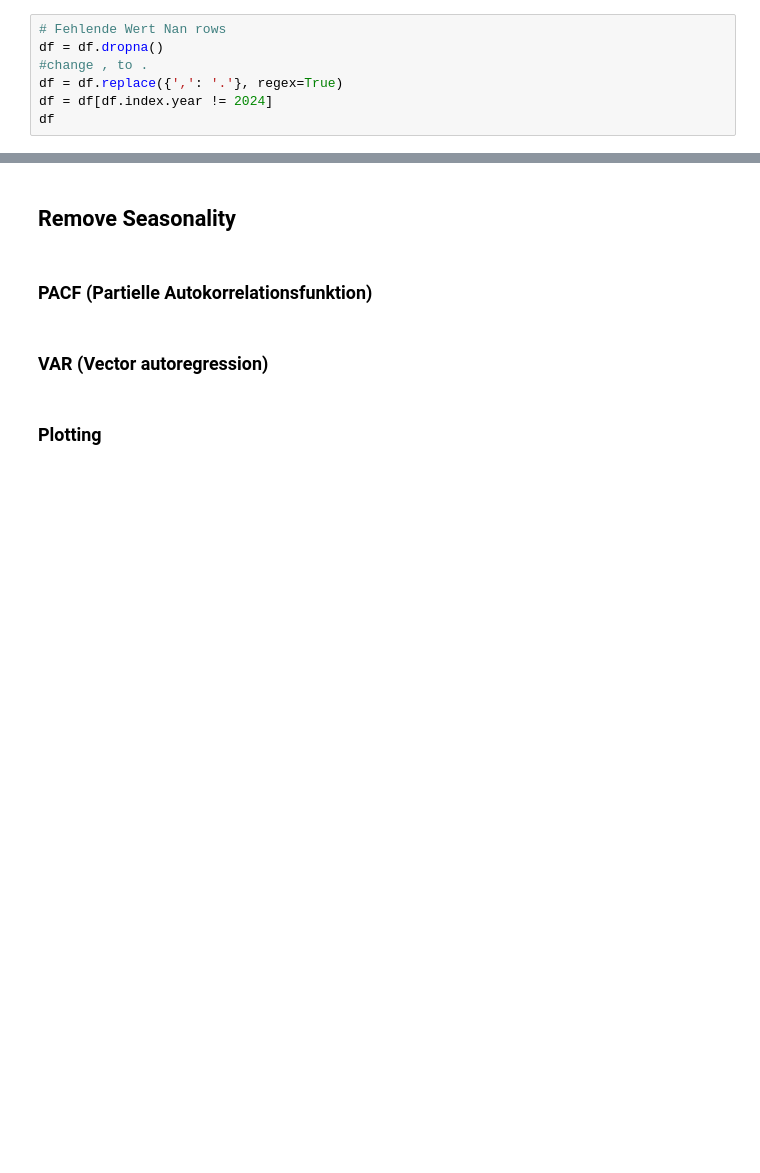
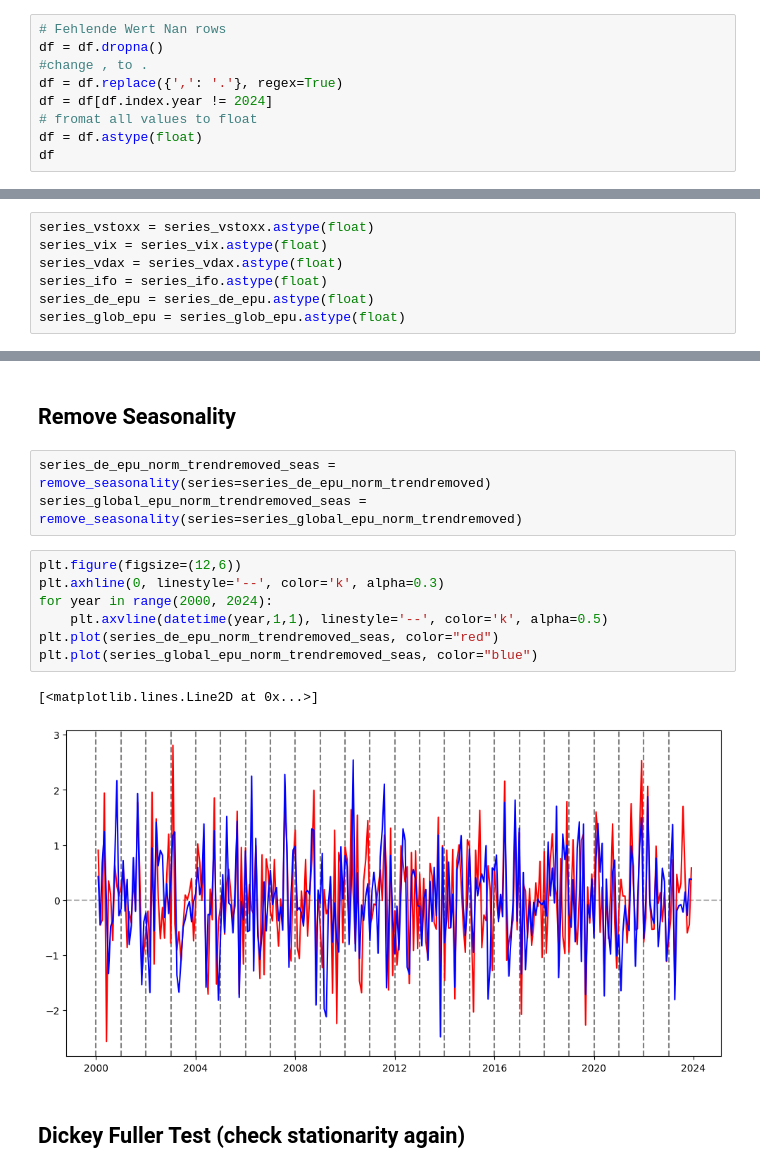
Before and after one commit to Joshi-77/BA-VAR, a Jupyter notebook: main.ipynb, the cells around one changed output, grey strips where cells are left out. Drawn from its saved outputs; the diff is of its cells as text; blank space fills up the shorter version.

```diff
--- a/main.ipynb
+++ b/main.ipynb
@@ -59,6 +121,8 @@ df = df.dropna()
 #change , to .
 df = df.replace({',': '.'}, regex=True)
 df = df[df.index.year != 2024]
+# fromat all values to float
+df = df.astype(float)
 df
 # %% [output]
 |  | VSTOXX | VIX | VDAX | Ifo | DE_EPU | Glob_EPU |
@@ -114,3 +190,10 @@ series_vstoxx[0]
+# %%
+series_vstoxx = series_vstoxx.astype(float)
+series_vix = series_vix.astype(float)
+series_vdax = series_vdax.astype(float)
+series_ifo = series_ifo.astype(float)
+series_de_epu = series_de_epu.astype(float)
+series_glob_epu = series_glob_epu.astype(float)
 # %%
 check_stationarity(series=series_vstoxx)
 check_stationarity(series=series_vix)
@@ -195,9 +267,18 @@ plt.plot(series_de_epu_norm_trendremoved)
 [figure]
 # %% [markdown]
 ## Remove Seasonality
-# %% [markdown]
-### PACF (Partielle Autokorrelationsfunktion)
-# %% [markdown]
-### VAR (Vector autoregression)
-# %% [markdown]
-### Plotting
+# %%
+series_de_epu_norm_trendremoved_seas = remove_seasonality(series=series_de_epu_norm_trendremoved)
+series_global_epu_norm_trendremoved_seas = remove_seasonality(series=series_global_epu_norm_trendremoved)
+# %%
+plt.figure(figsize=(12,6))
+plt.axhline(0, linestyle='--', color='k', alpha=0.3)
+for year in range(2000, 2024):
+    plt.axvline(datetime(year,1,1), linestyle='--', color='k', alpha=0.5)
+plt.plot(series_de_epu_norm_trendremoved_seas, color="red")
+plt.plot(series_global_epu_norm_trendremoved_seas, color="blue")
+# %% [output]
+[<matplotlib.lines.Line2D at 0x...>]
+[figure, added]
+# %% [markdown]
+## Dickey Fuller Test (check stationarity again)
```
Also changed, not shown: parts of 18 cells of this notebook, 6 other files.
